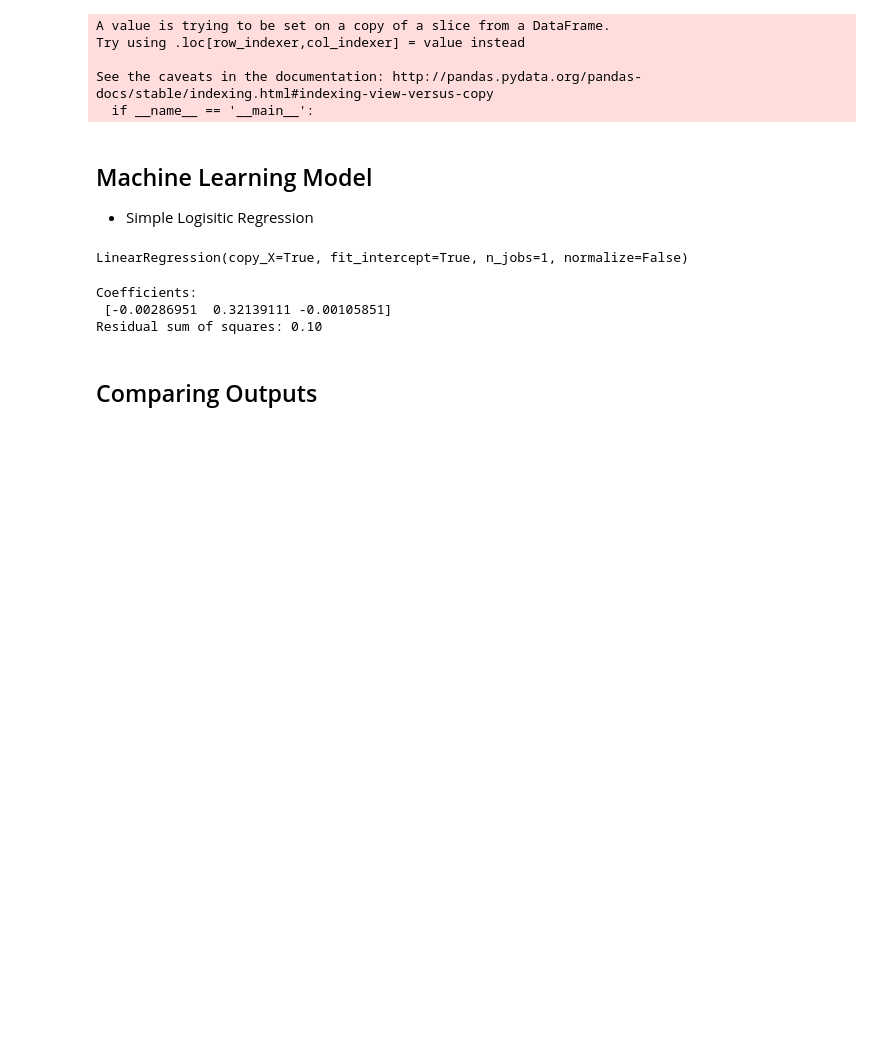
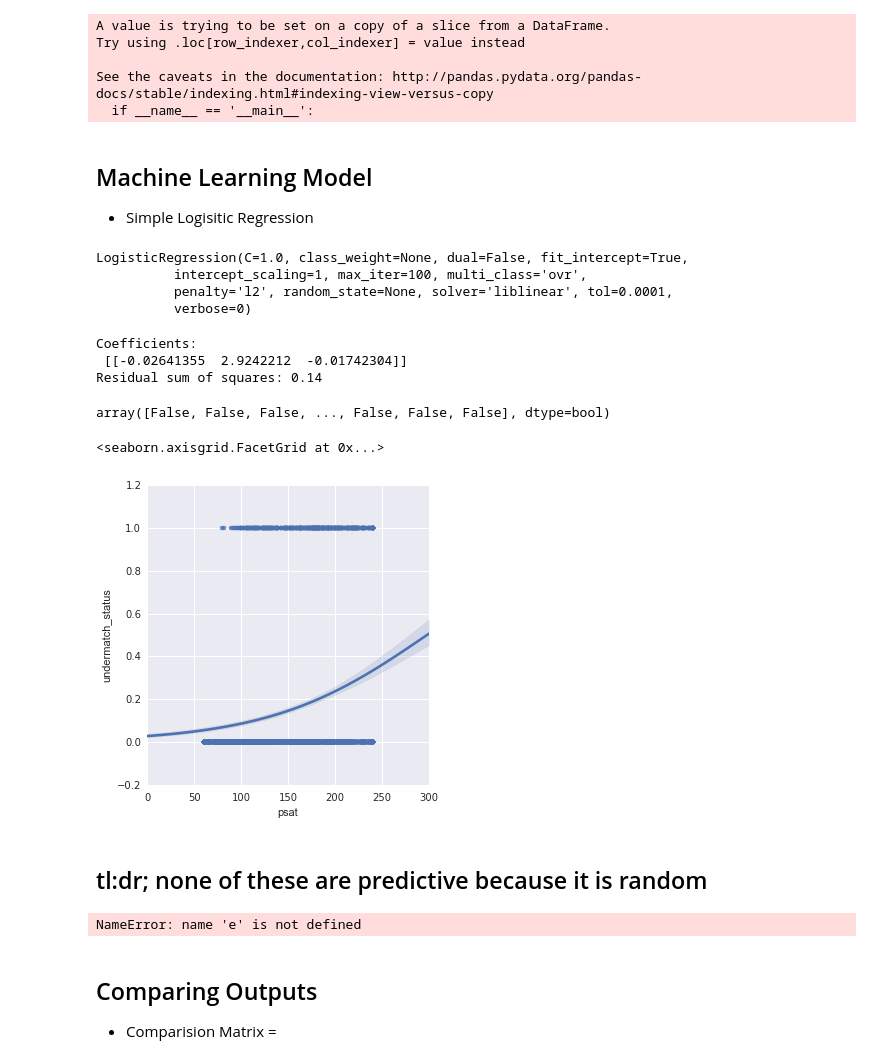
Before and after one commit to hunterowens/machine-learning-in-edu, a Jupyter notebook: EduMLvsRuleBased.ipynb, the cells around one changed output. Saved outputs shown, nothing was run; the diff lists cells and outputs as text; code cells hidden in the pictures; blank space fills up the shorter version.

Commit message:
last changes while at DoGoodData

```diff
--- a/EduMLvsRuleBased.ipynb
+++ b/EduMLvsRuleBased.ipynb
@@ -84,10 +84,13 @@ X = train[feature_cols]
 y = train['undermatch_status']
 
 # instantiate, fit
-lm = linear_model.LinearRegression()
+lm = linear_model.LogisticRegression()
 lm.fit(X, y)
 # %% [output]
-LinearRegression(copy_X=True, fit_intercept=True, n_jobs=1, normalize=False)
+LogisticRegression(C=1.0, class_weight=None, dual=False, fit_intercept=True,
+          intercept_scaling=1, max_iter=100, multi_class='ovr',
+          penalty='l2', random_state=None, solver='liblinear', tol=0.0001,
+          verbose=0)
 # %%
 # The coefficients
 print('Coefficients: \n', lm.coef_)
@@ -95,12 +98,25 @@ print('Coefficients: \n', lm.coef_)
 print("Residual sum of squares: %.2f"
       % np.mean((lm.predict(test[feature_cols]) - test['undermatch_status']) ** 2))
 # Explained variance score: 1 is perfect prediction
-lm.predict(t)
+lm.predict(train[feature_cols])
 # %% [output]
 Coefficients:
- [-0.00286951  0.32139111 -0.00105851]
-Residual sum of squares: 0.10
+ [[-0.02641355  2.9242212  -0.01742304]]
+Residual sum of squares: 0.14
+array([False, False, False, ..., False, False, False], dtype=bool)
 # %%
-sns.lmplot(x='gpa', y='undermatch_status', data=train, logistic=True)
+sns.lmplot(x='psat', y='undermatch_status', data=train, logistic=True)
+# %% [output]
+<seaborn.axisgrid.FacetGrid at 0x...>
+[figure, added]
+# %% [markdown]
+## tl:dr; none of these are predictive because it is random
+# %%
+e
+# %% [output]
+NameError: name 'e' is not defined
 # %% [markdown]
 ## Comparing Outputs
+
+* Comparision Matrix
+=
```
Also changed, not shown: 1 other file.
